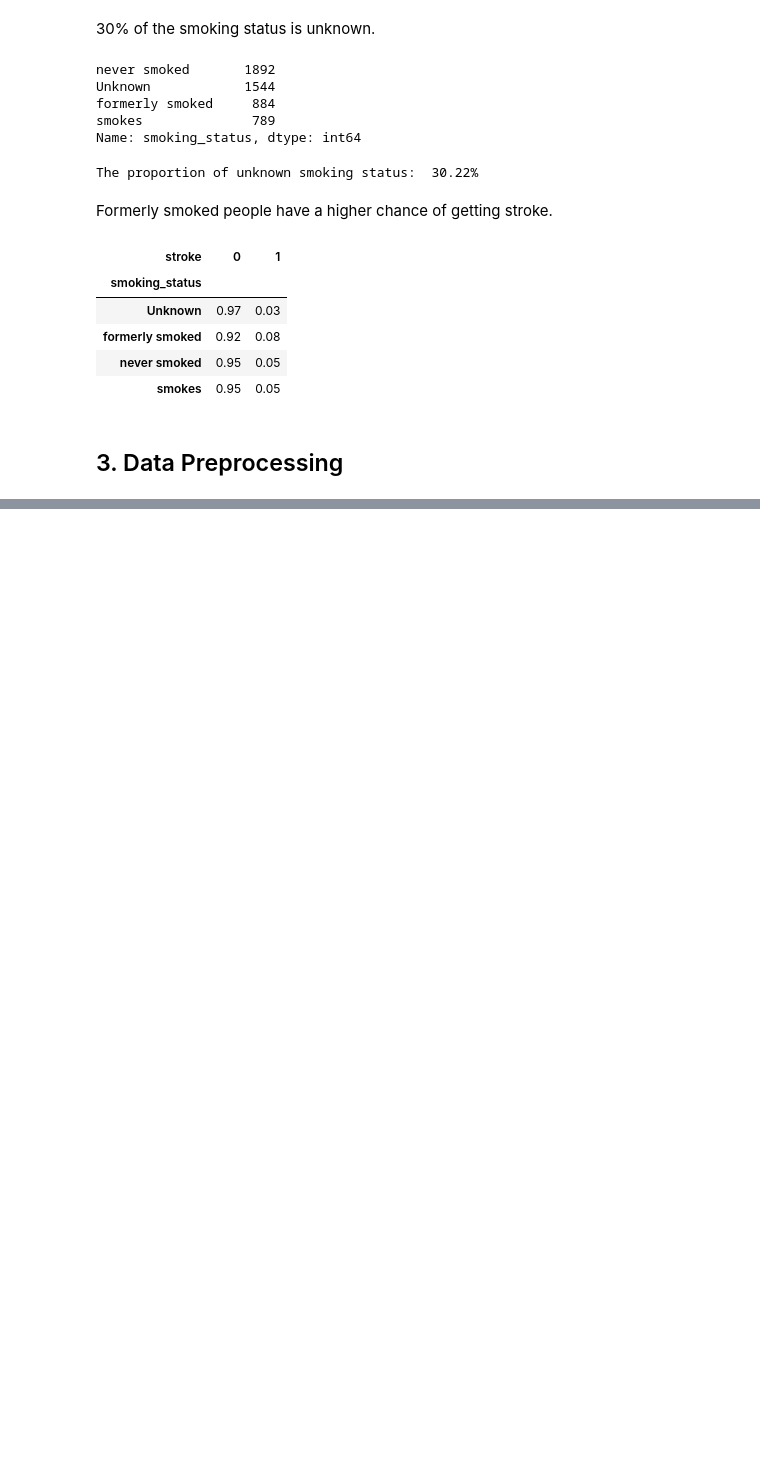
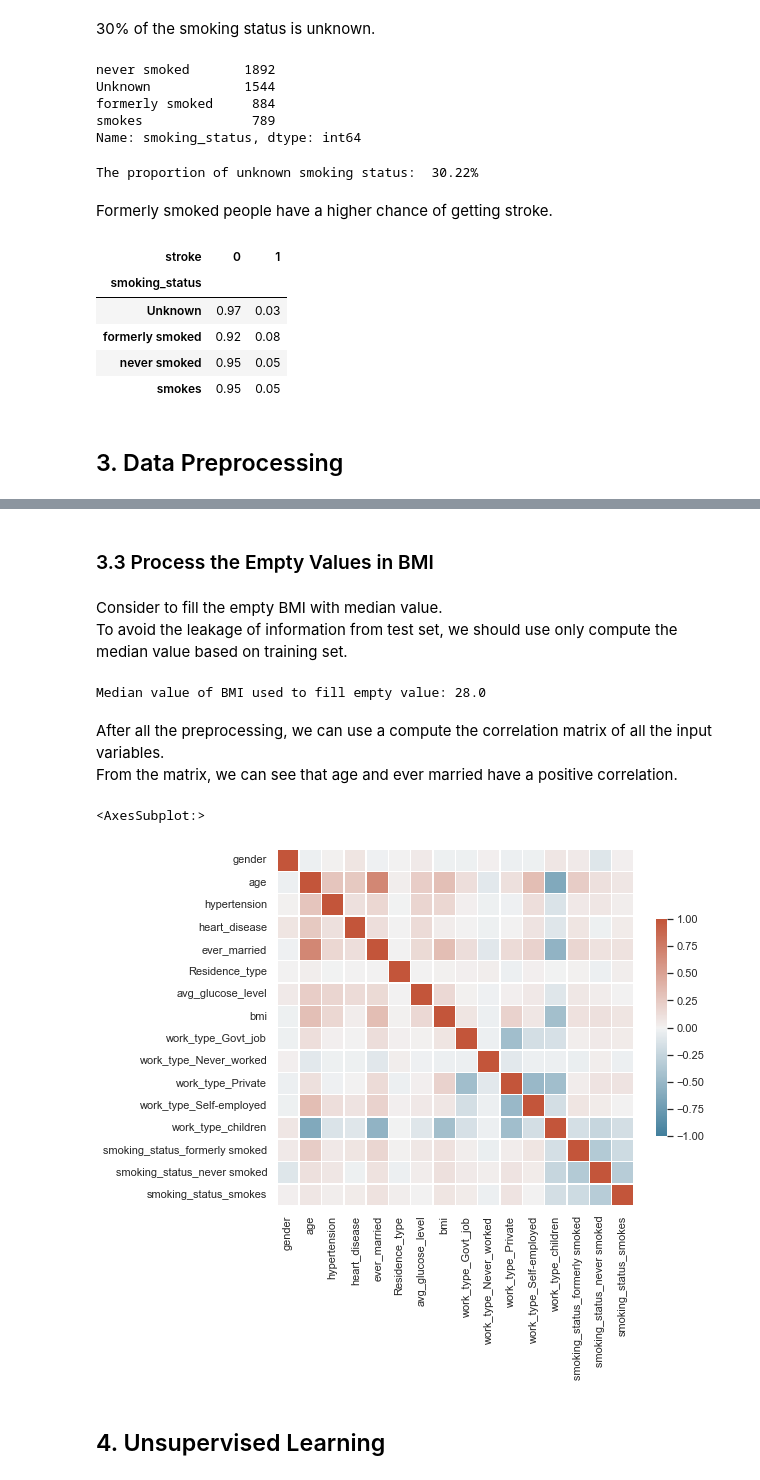
Before and after one commit to bowcai/Stroke-Prediction, a Jupyter notebook: stroke_prediction.ipynb, the cells around one changed output, grey strips where cells are left out. Drawn from its saved outputs; the diff is of its cells as text; code cells hidden in the pictures; blank space fills up the shorter version.

Commit message:
Complete the data preprocessing

```diff
--- a/stroke_prediction.ipynb
+++ b/stroke_prediction.ipynb
@@ -313,0 +334,6 @@ pd.crosstab(df['smoking_status'], df['stroke'], normalize='index').round(2)
+# %%
+target_col = 'stroke'
+
+feature_cols = list(df.columns)
+feature_cols.remove('id')
+feature_cols.remove(target_col)
@@ -313,0 +344,42 @@ pd.crosstab(df['smoking_status'], df['stroke'], normalize='index').round(2)
+# %%
+X_train, X_test, y_train, y_test = train_test_split(df[feature_cols], df[target_col],
+                                                    test_size = 0.2, stratify=df[target_col])
+# %% [markdown]
+### 3.3 Process the Empty Values in BMI
+# %% [markdown]
+Consider to fill the empty BMI with median value.
+To avoid the leakage of information from test set, we should use only compute the median value based on training set.
+# %%
+bmi_median = X_train['bmi'].median(skipna=True)
+print(f'Median value of BMI used to fill empty value: {bmi_median}')
+# %% [output]
+Median value of BMI used to fill empty value: 28.0
+# %%
+X_train = X_train.fillna({'bmi': bmi_median})
+X_test = X_test.fillna({'bmi': bmi_median})
+# %% [markdown]
+After all the preprocessing, we can use a compute the correlation matrix of all the input variables.
+From the matrix, we can see that age and ever married have a positive correlation.
+# %%
+sns.set_theme(style="white")
+
+# Compute the correlation matrix with pearson
+corr = X_train.corr(method='pearson')
+
+# Generate a mask for the upper triangle
+# mask = np.triu(np.ones_like(corr, dtype=bool))
+
+# Set up the matplotlib figure
+f, ax = plt.subplots(figsize=(8, 8))
+
+# Generate a custom diverging colormap
+cmap = sns.diverging_palette(230, 20, as_cmap=True)
+
+# Draw the heatmap with the mask and correct aspect ratio
+sns.heatmap(corr, cmap=cmap, vmax=1.0, vmin=-1.0, center=0,
+            square=True, linewidths=.5, cbar_kws={"shrink": .5})
+# %% [output]
+<AxesSubplot:>
+[figure, added]
+# %% [markdown]
+## 4. Unsupervised Learning
```
Also changed, not shown: parts of 12 cells of this notebook.
